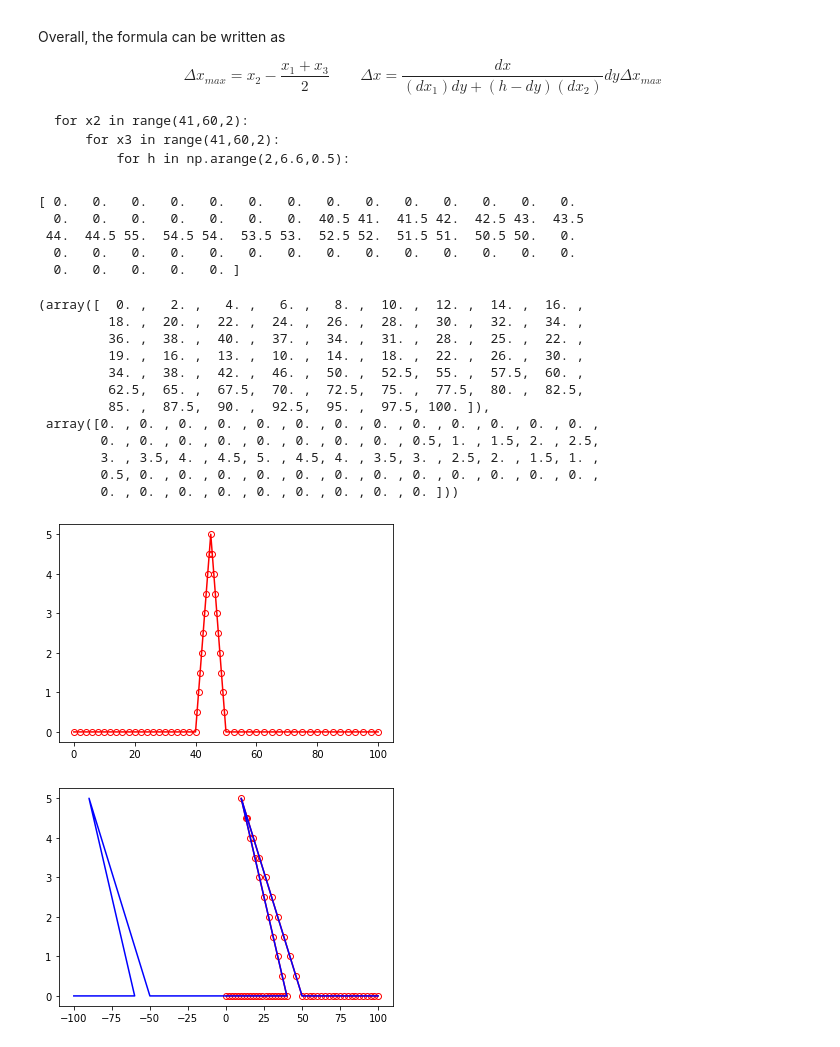
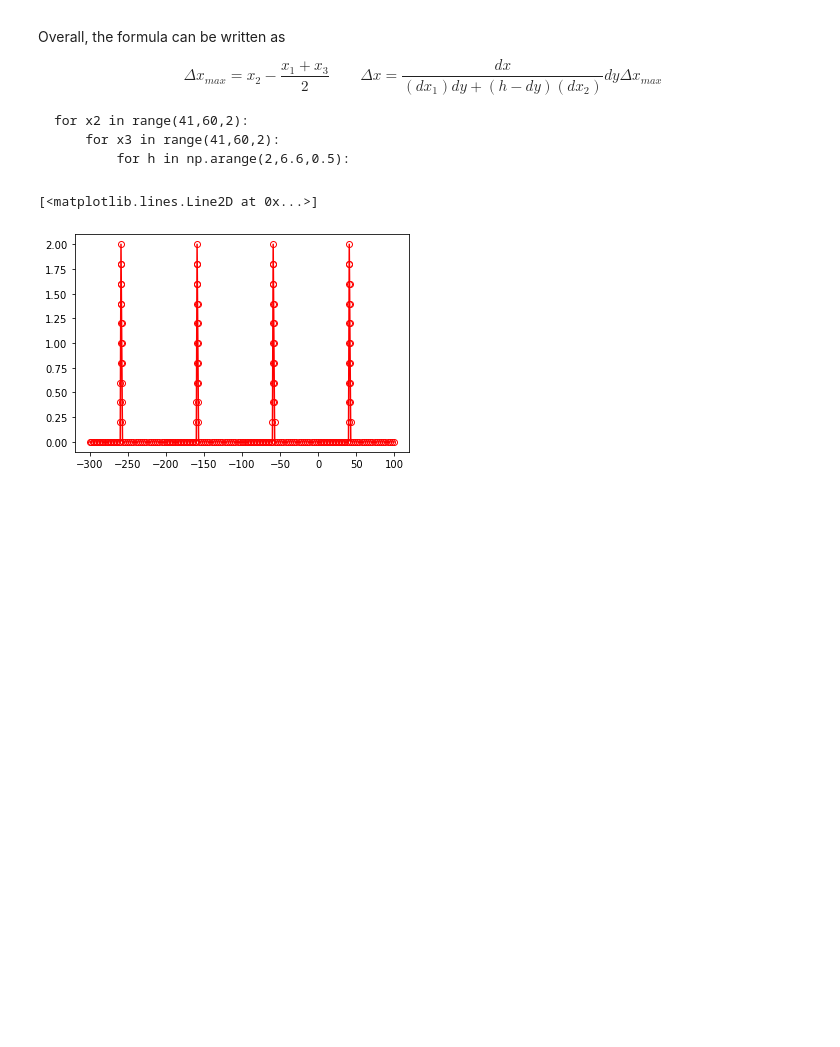
Before and after one commit to zongyi-li/Geo-FNO-catheter, a Jupyter notebook: data_mesh.ipynb, the cells around one changed output. Saved outputs shown, nothing was run; the diff lists cells and outputs as text; code cells hidden in the pictures; blank space fills up the shorter version.

```diff
--- a/data_mesh.ipynb
+++ b/data_mesh.ipynb
@@ -269,31 +86,26 @@ for x2 in range(41,60,2):
 # %%
 from catheter import numpy_catheter_mesh_1d
 
 x1, x2, x3, h = 40, 10, 50, 5
 ncy = 20
 ncx1, ncx2, ncx3, ncx4 = 20, 10, 10, 20
+ncx = ncx1 + ncx2 + ncx3 + ncx4
 
-numpy_catheter_mesh_1d(x2, x3, h, ncx1, ncx2, ncx3, ncx4, plot_or_not = True)
+n_periods = 4
+x_mesh, y_mesh = np.zeros(n_periods*ncx+1), np.zeros(n_periods*ncx+1)
+
+x2, x3, h = 41, 43, 2
+X, Y = numpy_catheter_mesh_1d(x2, x3, h, ncx1, ncx2, ncx3, ncx4, plot_or_not = False)
+
+x_mesh[-(ncx + 1):], y_mesh[-(ncx + 1):] = X, Y
+for i_period in range(1,n_periods):
+    x_mesh[-((i_period + 1)*ncx + 1):-(i_period*ncx)], y_mesh[-((i_period + 1)*ncx + 1):-(i_period*ncx)] = X - 100*i_period, Y
+
+plt.figure()
+plt.plot(x_mesh, y_mesh, "-or", fillstyle="none")
 # %% [output]
-[ 0.   0.   0.   0.   0.   0.   0.   0.   0.   0.   0.   0.   0.   0.
-  0.   0.   0.   0.   0.   0.   0.  40.5 41.  41.5 42.  42.5 43.  43.5
- 44.  44.5 55.  54.5 54.  53.5 53.  52.5 52.  51.5 51.  50.5 50.   0.
-  0.   0.   0.   0.   0.   0.   0.   0.   0.   0.   0.   0.   0.   0.
-  0.   0.   0.   0.   0. ]
+[<matplotlib.lines.Line2D at 0x...>]
-(array([  0. ,   2. ,   4. ,   6. ,   8. ,  10. ,  12. ,  14. ,  16. ,
-         18. ,  20. ,  22. ,  24. ,  26. ,  28. ,  30. ,  32. ,  34. ,
-         36. ,  38. ,  40. ,  37. ,  34. ,  31. ,  28. ,  25. ,  22. ,
-         19. ,  16. ,  13. ,  10. ,  14. ,  18. ,  22. ,  26. ,  30. ,
-         34. ,  38. ,  42. ,  46. ,  50. ,  52.5,  55. ,  57.5,  60. ,
-         62.5,  65. ,  67.5,  70. ,  72.5,  75. ,  77.5,  80. ,  82.5,
-         85. ,  87.5,  90. ,  92.5,  95. ,  97.5, 100. ]),
- array([0. , 0. , 0. , 0. , 0. , 0. , 0. , 0. , 0. , 0. , 0. , 0. , 0. ,
-        0. , 0. , 0. , 0. , 0. , 0. , 0. , 0. , 0.5, 1. , 1.5, 2. , 2.5,
-        3. , 3.5, 4. , 4.5, 5. , 4.5, 4. , 3.5, 3. , 2.5, 2. , 1.5, 1. ,
-        0.5, 0. , 0. , 0. , 0. , 0. , 0. , 0. , 0. , 0. , 0. , 0. , 0. ,
-        0. , 0. , 0. , 0. , 0. , 0. , 0. , 0. , 0. ]))
-[figure, old version]
+[figure, new version]
-[figure, removed]
 # %%
 ncx1, ncx2, ncx3, ncx4 = 50, 50, 50, 50
 ncx = ncx1 + ncx2 + ncx3 + ncx4
```
Also changed, not shown: parts of 7 cells of this notebook, 7 other files.
